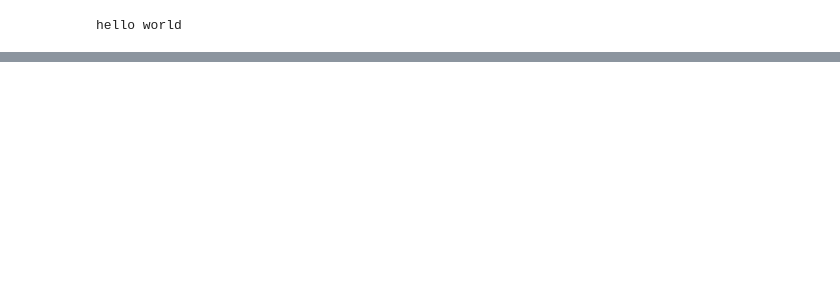
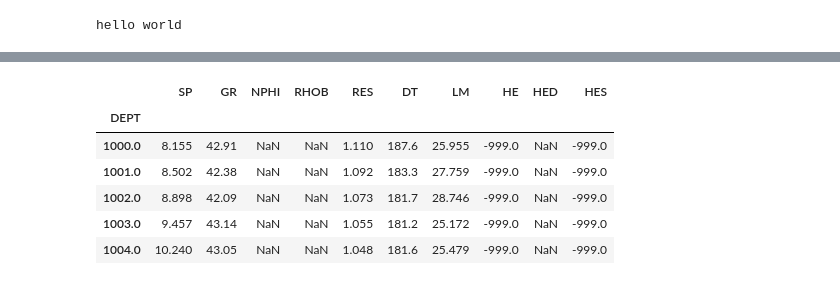
Before and after one commit to Oso911/App-project, a Jupyter notebook: Untitled0.ipynb, the cells around one changed output, grey strips where cells are left out. Drawn from its saved outputs; the diff is of its cells as text; code cells hidden in the pictures; blank space fills up the shorter version.

```diff
--- a/Untitled0.ipynb
+++ b/Untitled0.ipynb
@@ -15,0 +24,3 @@ Successfully installed lasio-0.32
+# %%
+#Print LAS curves
+las =lasio.read("/content/177074051000_3620.las")
@@ -15,0 +43,3 @@ Successfully installed lasio-0.32
+# %%
+df=las.df()
+print(df)
@@ -15,0 +62,10 @@ Successfully installed lasio-0.32
+# %%
+df.head()
+# %% [output]
+|  | SP | GR | NPHI | RHOB | RES | DT | LM | HE | HED | HES |
+| DEPT |  |  |  |  |  |  |  |  |  |  |
+| 1000.0 | 8.155 | 42.91 | NaN | NaN | 1.110 | 187.6 | 25.955 | -999.0 | NaN | -999.0 |
+| 1001.0 | 8.502 | 42.38 | NaN | NaN | 1.092 | 183.3 | 27.759 | -999.0 | NaN | -999.0 |
+| 1002.0 | 8.898 | 42.09 | NaN | NaN | 1.073 | 181.7 | 28.746 | -999.0 | NaN | -999.0 |
+| 1003.0 | 9.457 | 43.14 | NaN | NaN | 1.055 | 181.2 | 25.172 | -999.0 | NaN | -999.0 |
+| 1004.0 | 10.240 | 43.05 | NaN | NaN | 1.048 | 181.6 | 25.479 | -999.0 | NaN | -999.0 |
```
Also changed, not shown: parts of 6 cells of this notebook.
